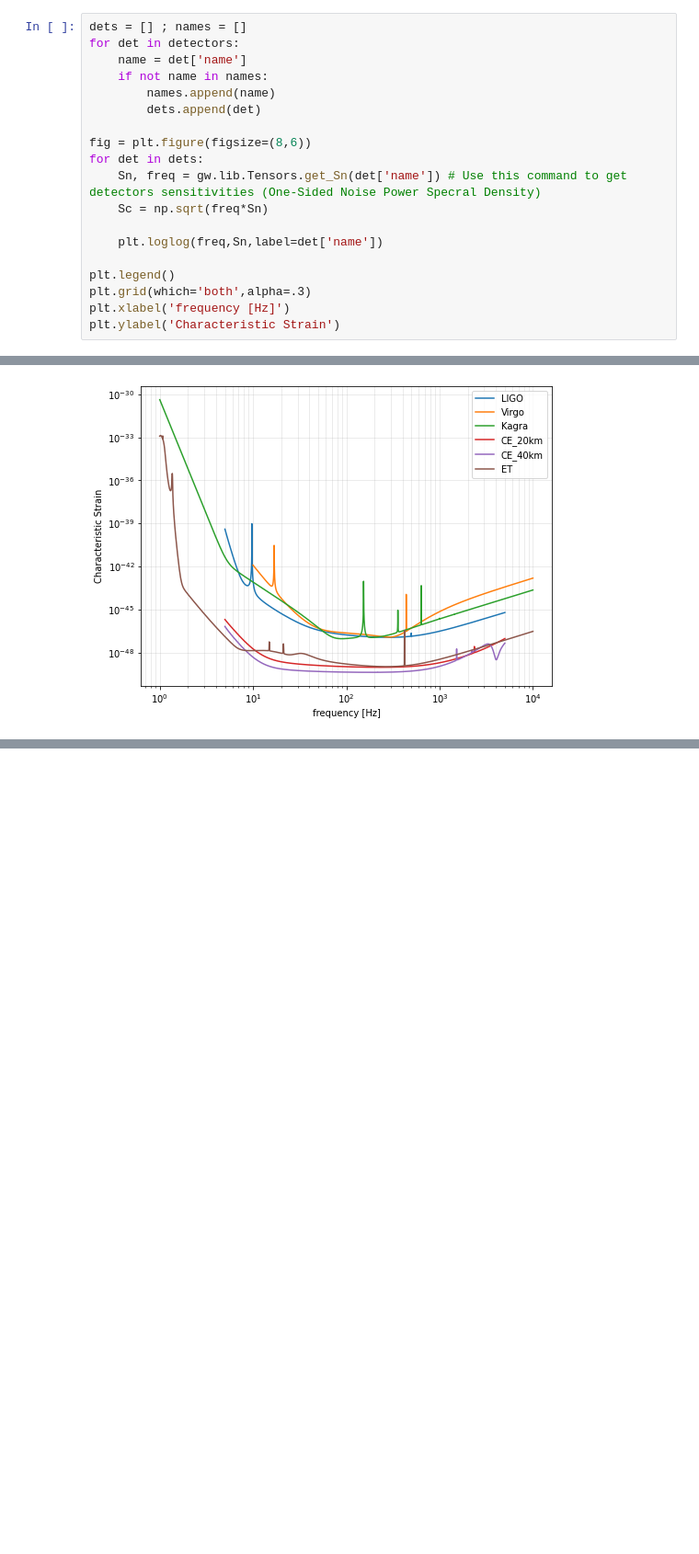
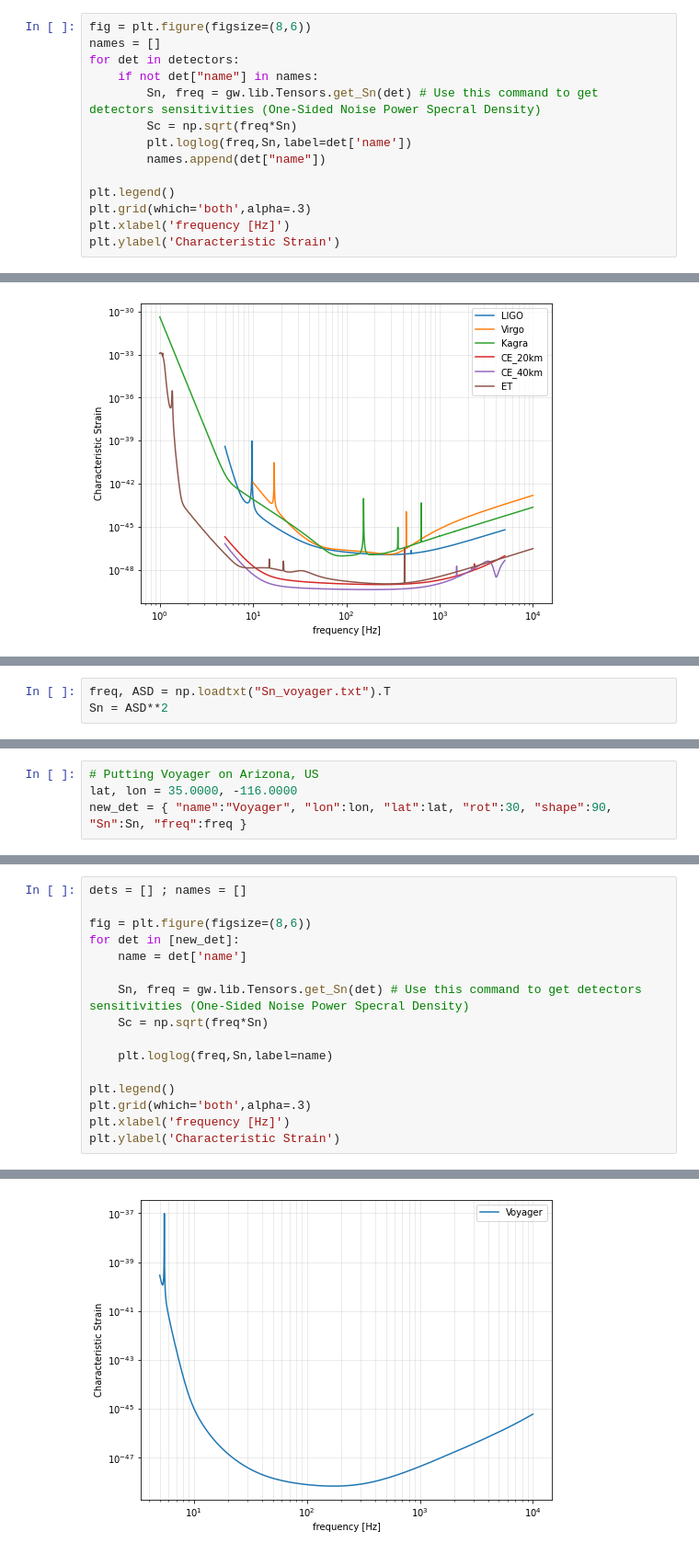
Before and after one commit to jmsdsouzaPhD/GWDALI, a Jupyter notebook: Examples_jupyter/2_DrawDetectors.ipynb, the cells around one changed output, grey strips where cells are left out. Shown at 92% size. Drawn from its saved outputs; the diff is of its cells as text; blank space fills up the shorter version.

```diff
--- a/Examples_jupyter/2_DrawDetectors.ipynb
+++ b/Examples_jupyter/2_DrawDetectors.ipynb
@@ -99,19 +99,14 @@ plt.tight_layout()
 # %% [markdown]
 ### Viewing Detectors Sensitivities
 # %%
-dets = [] ; names = []
+fig = plt.figure(figsize=(8,6))
+names = []
 for det in detectors:
-    name = det['name']
-    if not name in names:
-        names.append(name)
-        dets.append(det)
-
-fig = plt.figure(figsize=(8,6))
-for det in dets:
-    Sn, freq = gw.lib.Tensors.get_Sn(det['name']) # Use this command to get detectors sensitivities (One-Sided Noise Power Specral Density)
-    Sc = np.sqrt(freq*Sn)
-
-    plt.loglog(freq,Sn,label=det['name'])
+    if not det["name"] in names:
+        Sn, freq = gw.lib.Tensors.get_Sn(det) # Use this command to get detectors sensitivities (One-Sided Noise Power Specral Density)
+        Sc = np.sqrt(freq*Sn)
+        plt.loglog(freq,Sn,label=det['name'])
+        names.append(det["name"])
 
 plt.legend()
 plt.grid(which='both',alpha=.3)
@@ -122,0 +121,3 @@ Text(0, 0.5, 'Characteristic Strain')
+# %%
+freq, ASD = np.loadtxt("Sn_voyager.txt").T
+Sn = ASD**2
@@ -122,0 +126,4 @@ Text(0, 0.5, 'Characteristic Strain')
+# %%
+# Putting Voyager on Arizona, US
+lat, lon = 35.0000, -116.0000
+new_det = { "name":"Voyager", "lon":lon, "lat":lat, "rot":30, "shape":90, "Sn":Sn, "freq":freq }
@@ -122,0 +132,17 @@ Text(0, 0.5, 'Characteristic Strain')
+# %%
+dets = [] ; names = []
+
+fig = plt.figure(figsize=(8,6))
+for det in [new_det]:
+    name = det['name']
+
+    Sn, freq = gw.lib.Tensors.get_Sn(det) # Use this command to get detectors sensitivities (One-Sided Noise Power Specral Density)
+    Sc = np.sqrt(freq*Sn)
+
+    plt.loglog(freq,Sn,label=name)
+
+plt.legend()
+plt.grid(which='both',alpha=.3)
+plt.xlabel('frequency [Hz]')
+plt.ylabel('Characteristic Strain')
+# %% [output]
@@ -122,0 +151 @@ Text(0, 0.5, 'Characteristic Strain')
+[figure, added]
```
Also changed, not shown: parts of 5 cells of this notebook, 18 other files.
